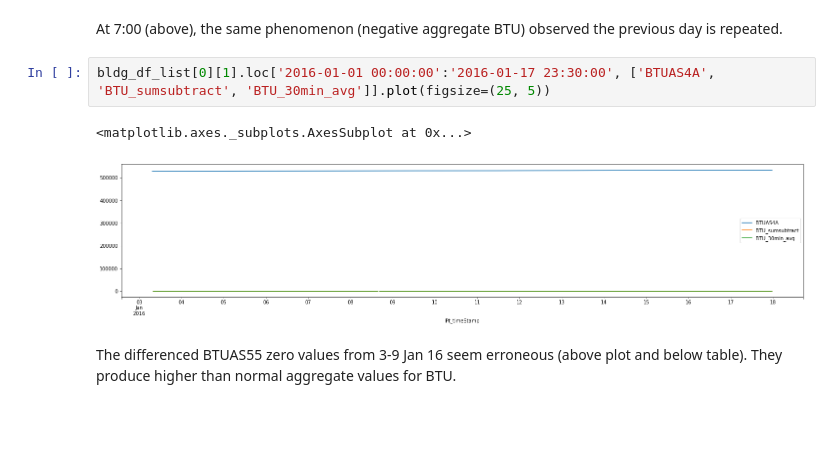
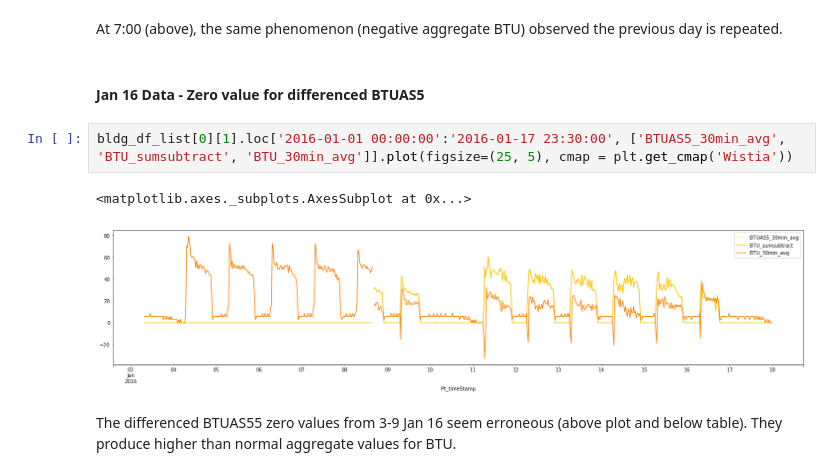
Before and after one commit to tkokkeng/KE5105-Time-Series-Forecasting, a Jupyter notebook: exploration/etl9.explore_btu.ipynb, the cells around one changed output. Cells and saved outputs as stored; diff of their text form; blank space fills up the shorter version.

```diff
--- a/exploration/etl9.explore_btu.ipynb
+++ b/exploration/etl9.explore_btu.ipynb
@@ -208,11 +207,13 @@ bldg_df_list[0][1].loc['2015-07-29 00:00:00':'2015-07-29 23:30:00', ['BTUAS4A',
 | 2015-07-29 23:30:00 | 479082.06 | 1988746.88 | 1047120.44 | 0.00 | 0.00 | 0.00 |
 # %% [markdown]
 At 7:00 (above), the same phenomenon (negative aggregate BTU) observed the previous day is repeated.
+# %% [markdown]
+#### Jan 16 Data - Zero value for differenced BTUAS5
 # %%
-bldg_df_list[0][1].loc['2016-01-01 00:00:00':'2016-01-17 23:30:00', ['BTUAS4A', 'BTU_sumsubtract', 'BTU_30min_avg']].plot(figsize=(25, 5))
+bldg_df_list[0][1].loc['2016-01-01 00:00:00':'2016-01-17 23:30:00', ['BTUAS5_30min_avg', 'BTU_sumsubtract', 'BTU_30min_avg']].plot(figsize=(25, 5), cmap = plt.get_cmap('Wistia'))
 # %% [output]
 <matplotlib.axes._subplots.AxesSubplot at 0x...>
-[figure, old version]
+[figure, new version]
 # %% [markdown]
 The differenced BTUAS55 zero values from 3-9 Jan 16 seem erroneous (above plot and below table). They produce higher than normal aggregate values for BTU.
 # %%
```
Also changed, not shown: parts of 31 cells of this notebook.
